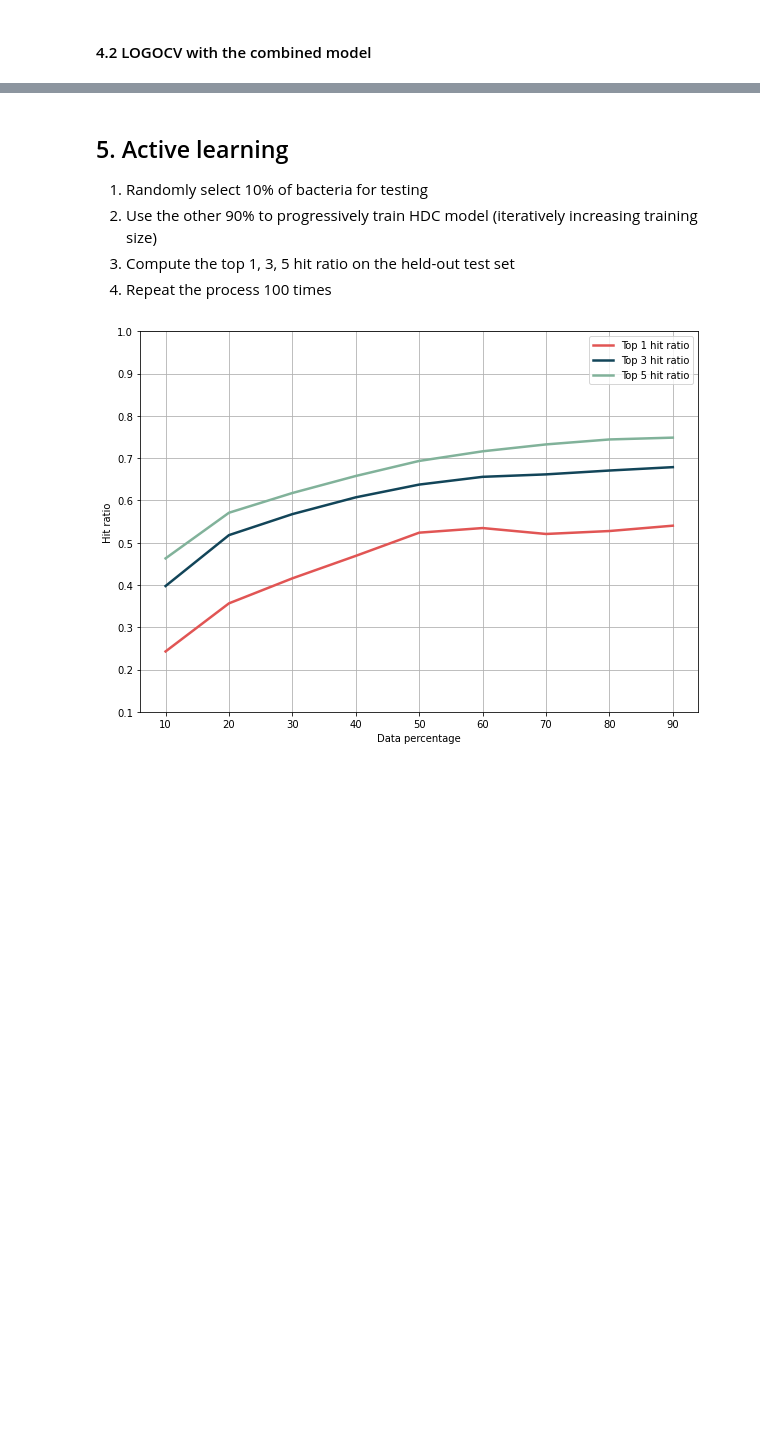
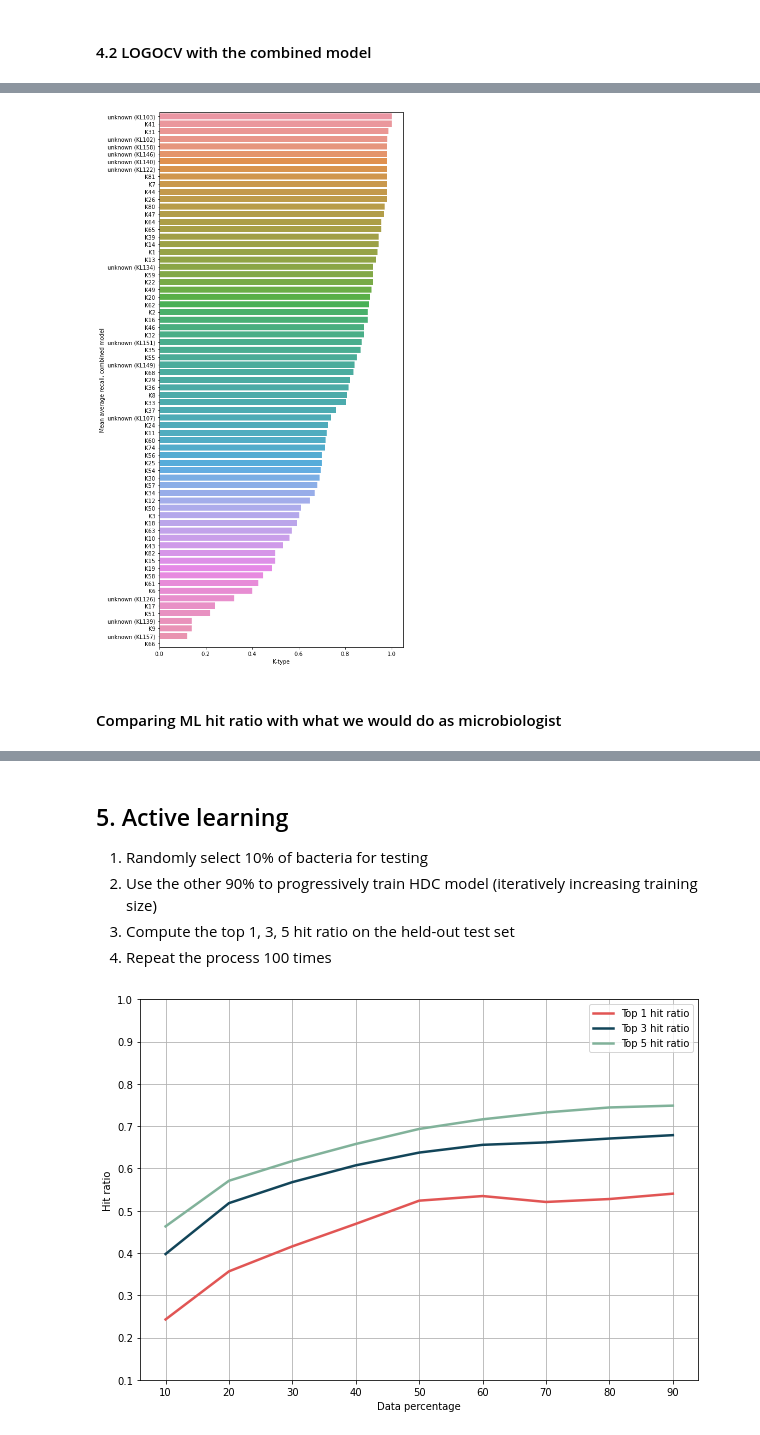
Before and after one commit to dimiboeckaerts/PhageHostLearn, a Jupyter notebook: code/phagehostlearn_training.ipynb, the cells around one changed output, grey strips where cells are left out. Saved outputs shown, nothing was run; the diff lists cells and outputs as text; code cells hidden in the pictures; blank space fills up the shorter version.

```diff
--- a/code/phagehostlearn_training.ipynb
+++ b/code/phagehostlearn_training.ipynb
@@ -267,0 +301,3 @@ fig.savefig(results_path+'/v3.4/logocv_recall_svg.svg', format='svg', dpi=400)
+# %%
+# Look at performance per serotype
+seros = pd.read_csv(general_path+'/serotypesValencia.csv')
@@ -267,0 +341,15 @@ fig.savefig(results_path+'/v3.4/logocv_recall_svg.svg', format='svg', dpi=400)
+# %%
+import seaborn as sns
+performance_mar_combined = []
+for ktype in performance_ktypes:
+    performance_mar_combined.append(performance_ktypes[ktype][2][1])
+sortedpairs = [(x,y) for y, x in sorted(zip(performance_mar_combined, list(performance_ktypes.keys())), reverse=True)]
+fig, ax = plt.subplots(figsize=(8,18))
+sns.barplot(x=[score for (key, score) in sortedpairs], y=[key for (key, score) in sortedpairs], ax=ax)
+ax.set_xlabel('K-type')
+ax.set_ylabel('Mean average recall, combined model')
+plt.show()
+# %% [output]
+[figure, added]
+# %% [markdown]
+#### Comparing ML hit ratio with what we would do as microbiologist
```
Also changed, not shown: parts of 16 cells of this notebook, 6 other files.
